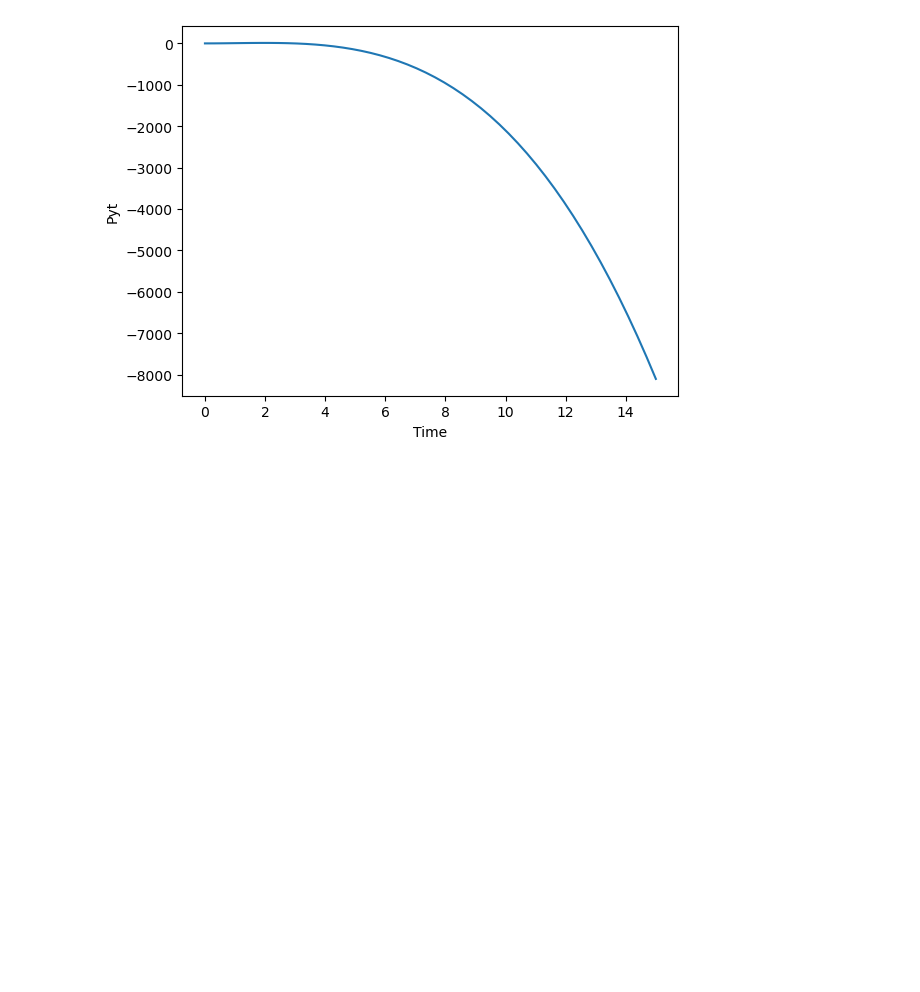
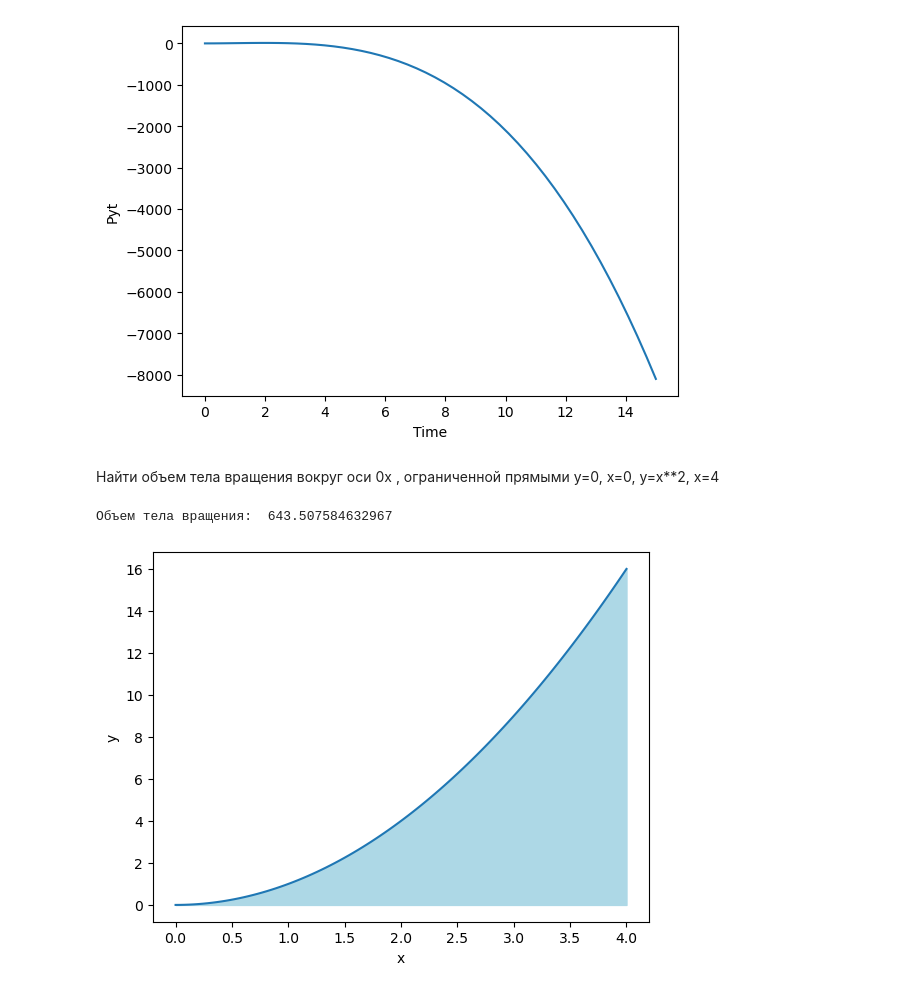
Before and after one commit to AlenaKuzn/3.1, a Jupyter notebook: individ/individ.ipynb, the cells around one changed output. Saved outputs shown, nothing was run; the diff lists cells and outputs as text; code cells hidden in the pictures; blank space fills up the shorter version.

```diff
--- a/individ/individ.ipynb
+++ b/individ/individ.ipynb
@@ -21,3 +26,32 @@ plt.ylabel('Pyt')
 plt.show()
 # %% [output]
 [figure]
+# %% [markdown]
+Найти объем тела вращения вокруг оси 0х , ограниченной прямыми у=0, х=0, у=х**2, х=4
+# %%
+
+def f(x):
+    return x**2
+
+#Задаем массив значений х
+x = np.linspace(0, 4, 100)
+
+#Вычисляем
+y = f(x)
+y_kb = y**2
+
+#Вычисляем интеграл
+integral = np.trapz(y_kb, x)
+volume = np.pi * integral
+
+print("Объем тела вращения: ", volume)
+
+#Cтроим график
+plt.plot(x, y)
+plt.fill_between(x, y, color='lightblue')
+plt.xlabel('x')
+plt.ylabel('y')
+plt.show()
+# %% [output]
+Объем тела вращения:  643.507584632967
+[figure, added]
```
Also changed, not shown: parts of 2 cells of this notebook.
